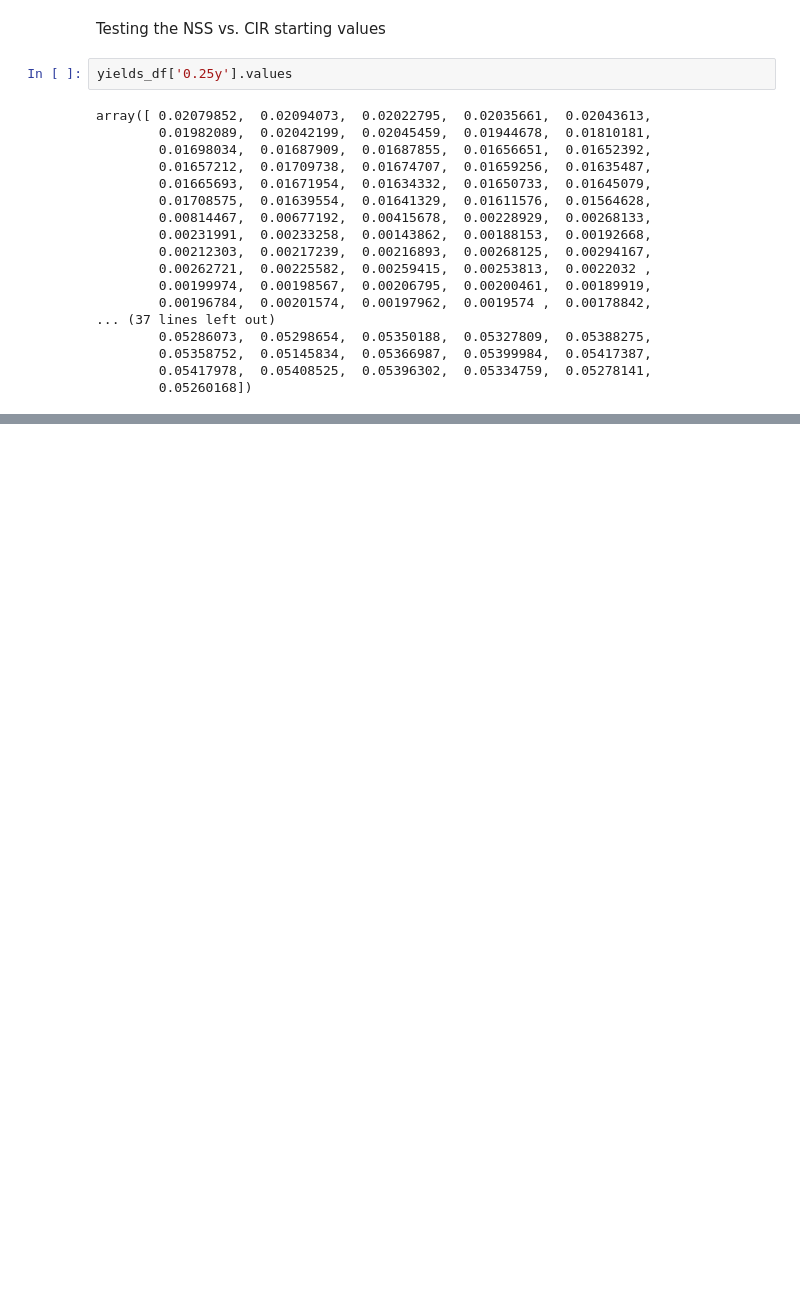
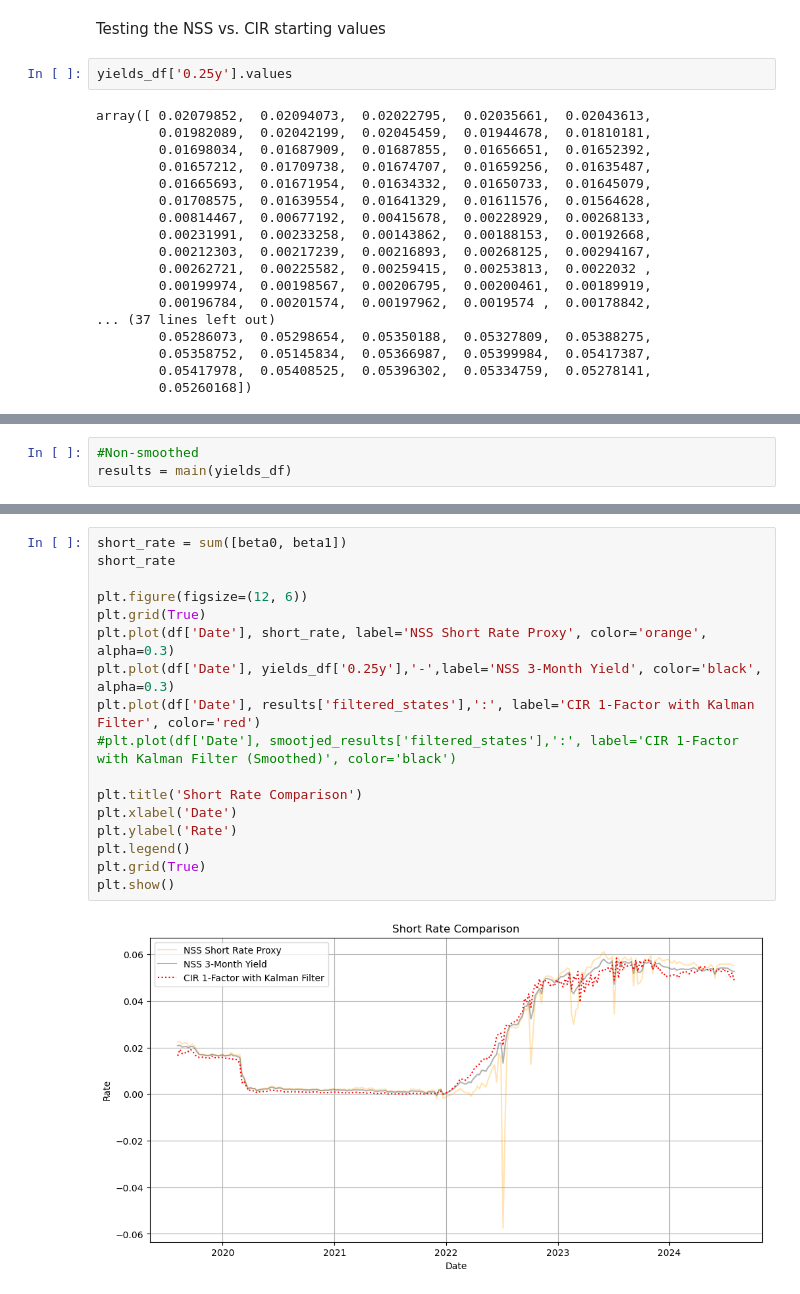
Before and after one commit to fangsitang/fixed_income, a Jupyter notebook: main_with_kalman.ipynb, the cells around one changed output, grey strips where cells are left out. Cells and saved outputs as stored; diff of their text form; blank space fills up the shorter version.

```diff
--- a/main_with_kalman.ipynb
+++ b/main_with_kalman.ipynb
@@ -1208,0 +1601,3 @@ Measurement Error Statistics:
+# %%
+#Non-smoothed
+results = main(yields_df)
@@ -1208,0 +1696,19 @@ Measurement Error Statistics:
+# %%
+short_rate = sum([beta0, beta1])
+short_rate
+
+plt.figure(figsize=(12, 6))
+plt.grid(True)
+plt.plot(df['Date'], short_rate, label='NSS Short Rate Proxy', color='orange', alpha=0.3)
+plt.plot(df['Date'], yields_df['0.25y'],'-',label='NSS 3-Month Yield', color='black', alpha=0.3)
+plt.plot(df['Date'], results['filtered_states'],':', label='CIR 1-Factor with Kalman Filter', color='red')
+#plt.plot(df['Date'], smootjed_results['filtered_states'],':', label='CIR 1-Factor with Kalman Filter (Smoothed)', color='black')
+
+plt.title('Short Rate Comparison')
+plt.xlabel('Date')
+plt.ylabel('Rate')
+plt.legend()
+plt.grid(True)
+plt.show()
+# %% [output]
+[figure, added]
```
Also changed, not shown: parts of 10 cells of this notebook.
